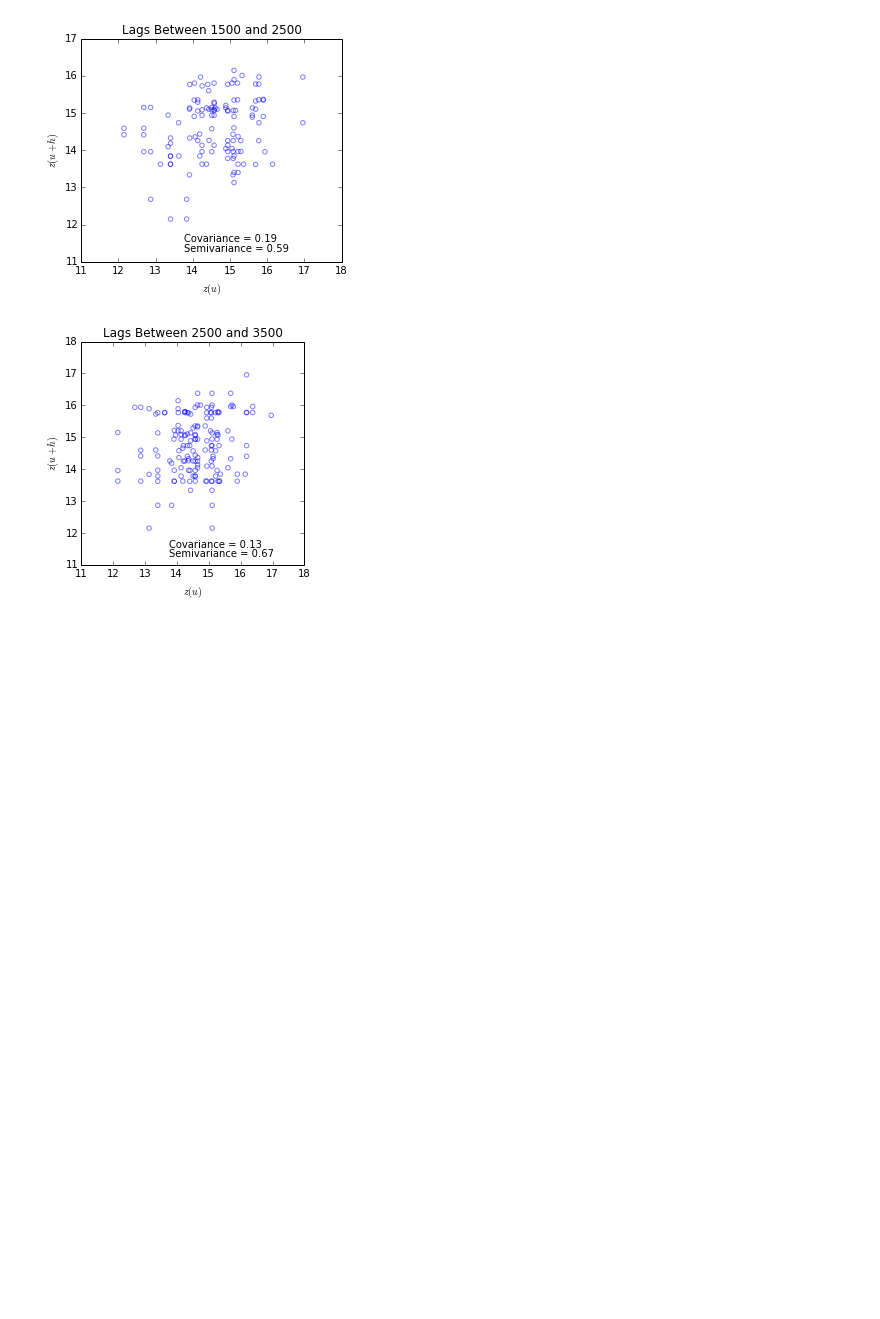
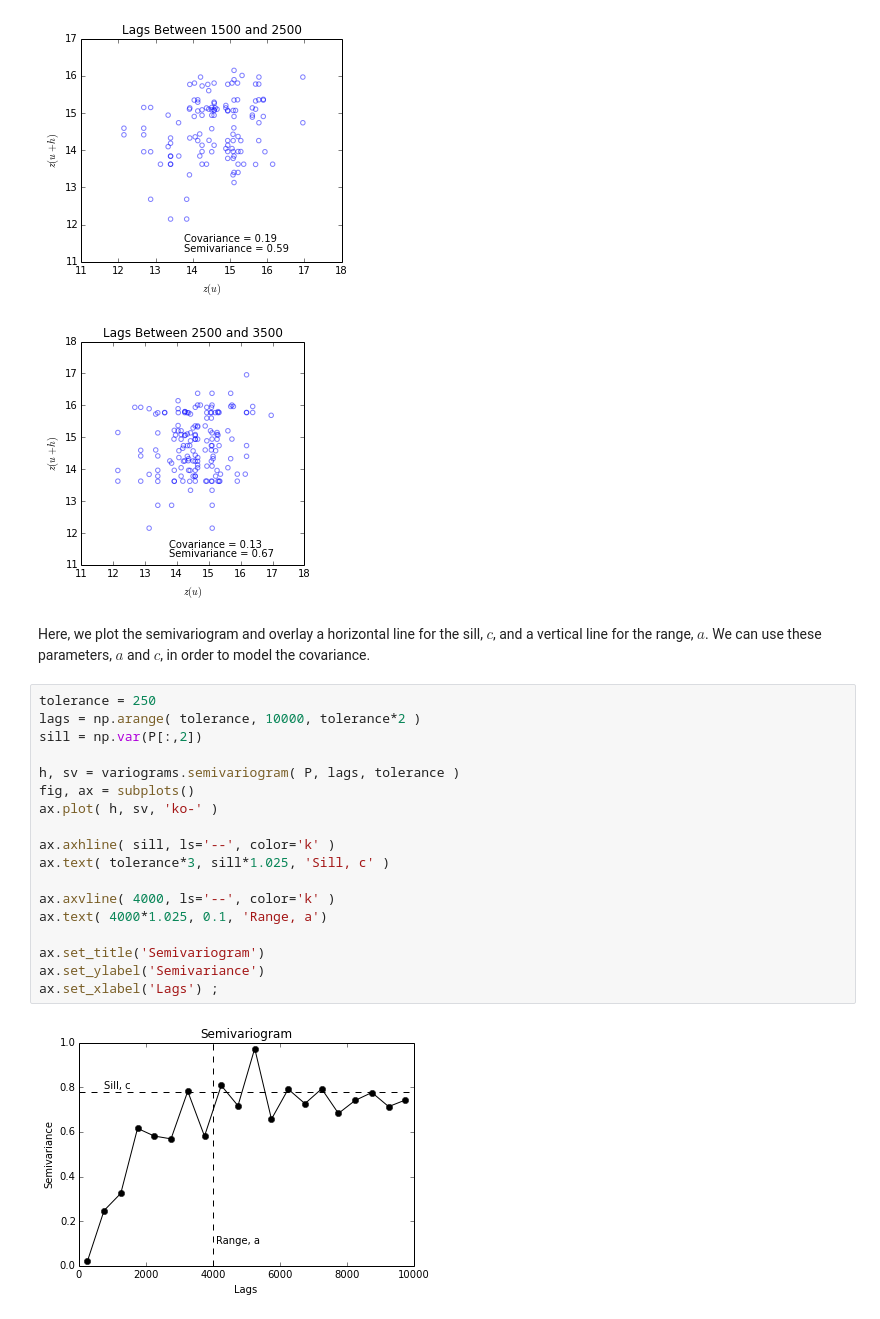
Before and after one commit to cjohnson318/geostatsmodels, a Jupyter notebook: notebooks/VariogramAnalysis.ipynb, the cells around one changed output. Drawn from its saved outputs; the diff is of its cells as text; blank space fills up the shorter version.

```diff
--- a/notebooks/VariogramAnalysis.ipynb
+++ b/notebooks/VariogramAnalysis.ipynb
@@ -93,3 +93,25 @@ utilities.hscattergram(P,3000,500)
 [figure]
 [figure]
 [figure]
+# %% [markdown]
+Here, we plot the semivariogram and overlay a horizontal line for the sill, $c$, and a vertical line for the range, $a$. We can use these parameters, $a$ and $c$, in order to model the covariance.
+# %%
+tolerance = 250
+lags = np.arange( tolerance, 10000, tolerance*2 )
+sill = np.var(P[:,2])
+
+h, sv = variograms.semivariogram( P, lags, tolerance )
+fig, ax = subplots()
+ax.plot( h, sv, 'ko-' )
+
+ax.axhline( sill, ls='--', color='k' )
+ax.text( tolerance*3, sill*1.025, 'Sill, c' )
+
+ax.axvline( 4000, ls='--', color='k' )
+ax.text( 4000*1.025, 0.1, 'Range, a')
+
+ax.set_title('Semivariogram')
+ax.set_ylabel('Semivariance')
+ax.set_xlabel('Lags') ;
+# %% [output]
+[figure, added]
```
Also changed, not shown: parts of 1 cell of this notebook.
